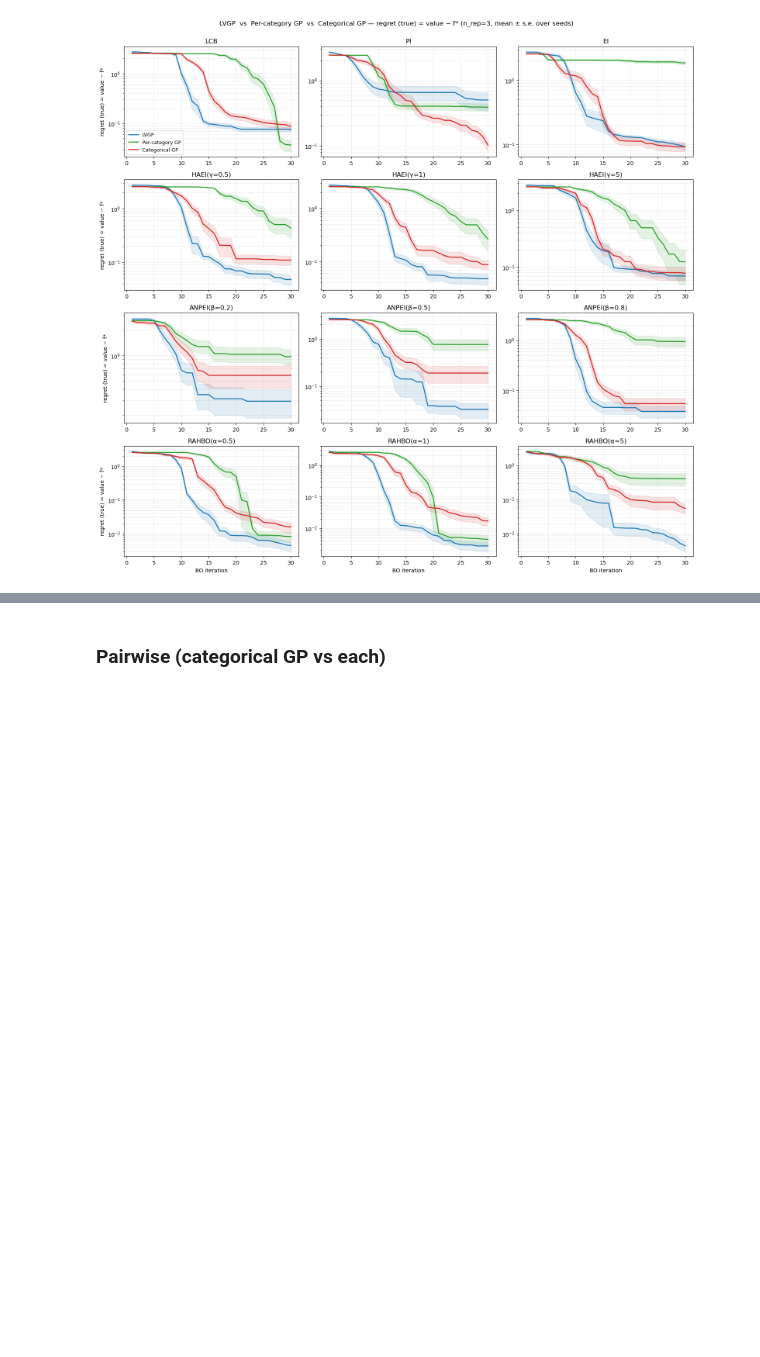
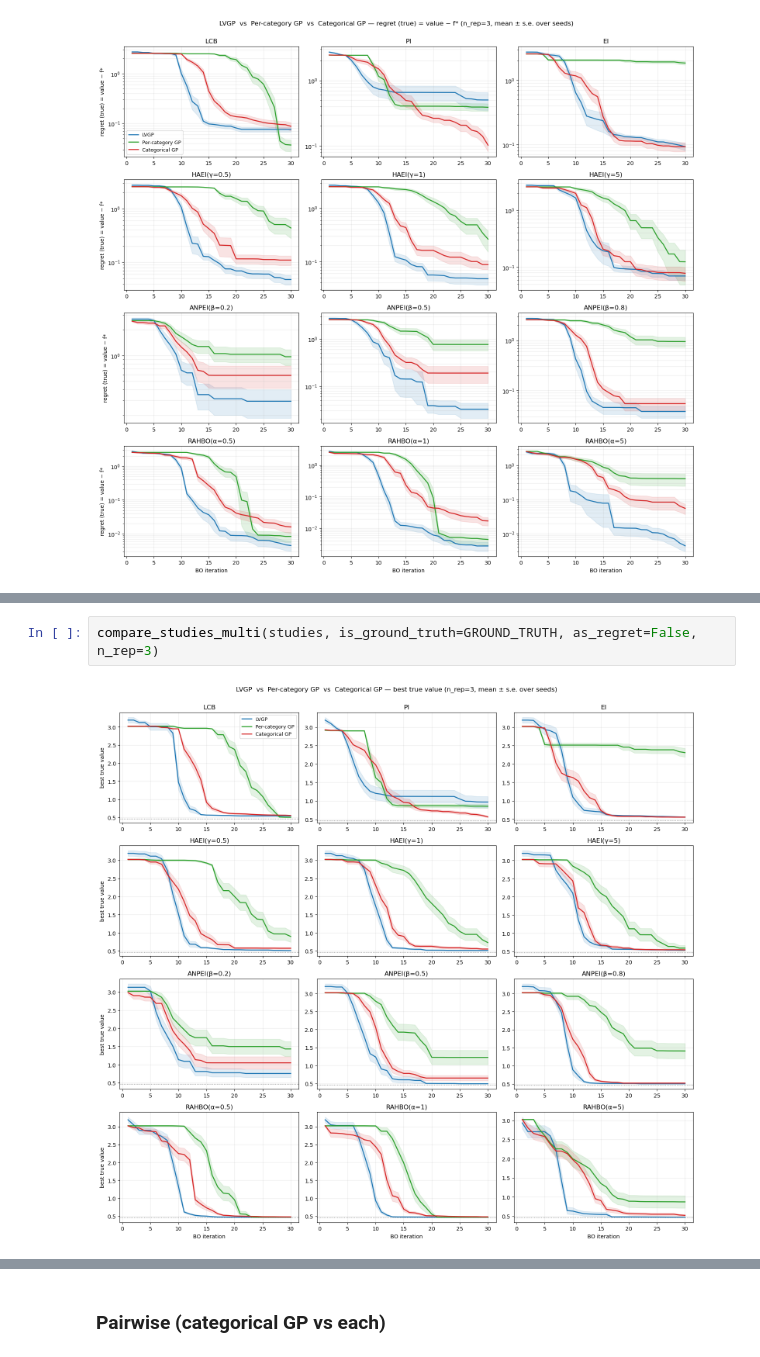
Before and after one commit to Chris1504-fdz/heter_lvgp, a Jupyter notebook: compare_methods.ipynb, the cells around one changed output, grey strips where cells are left out. Saved outputs shown, nothing was run; the diff lists cells and outputs as text; blank space fills up the shorter version.

```diff
--- a/compare_methods.ipynb
+++ b/compare_methods.ipynb
@@ -75 +81,5 @@ compare_studies_multi(studies, is_ground_truth=GROUND_TRUTH, n_rep=3)
+# %%
+compare_studies_multi(studies, is_ground_truth=GROUND_TRUTH, as_regret=False, n_rep=3)
+# %% [output]
+[figure, added]
 # %% [markdown]
```
Also changed, not shown: parts of 13 cells of this notebook, 2 other files.
